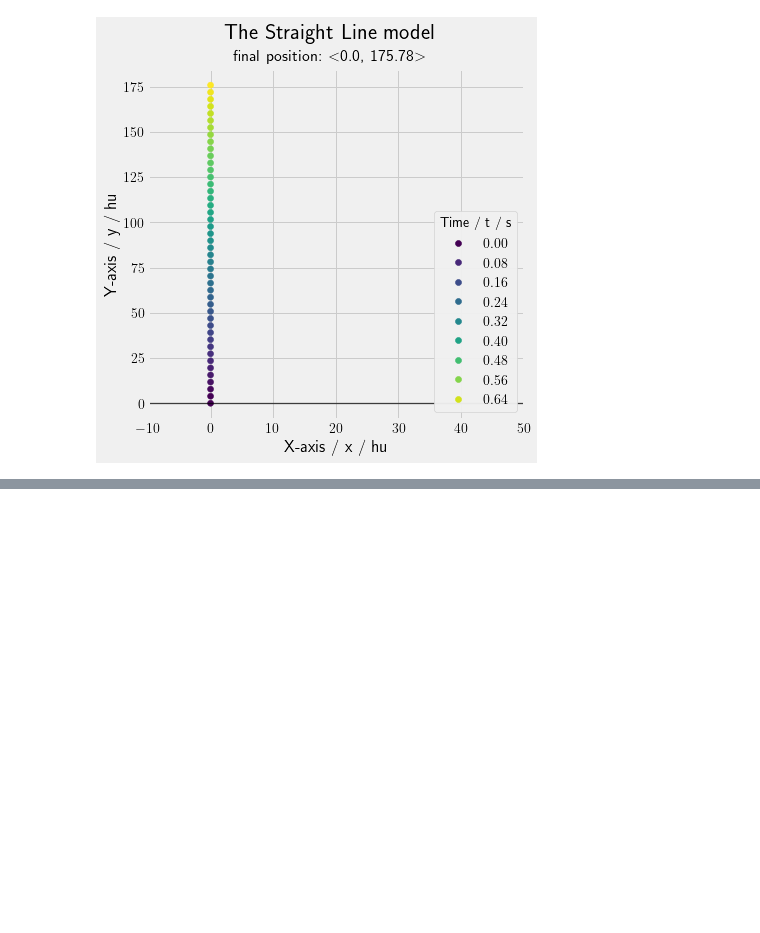
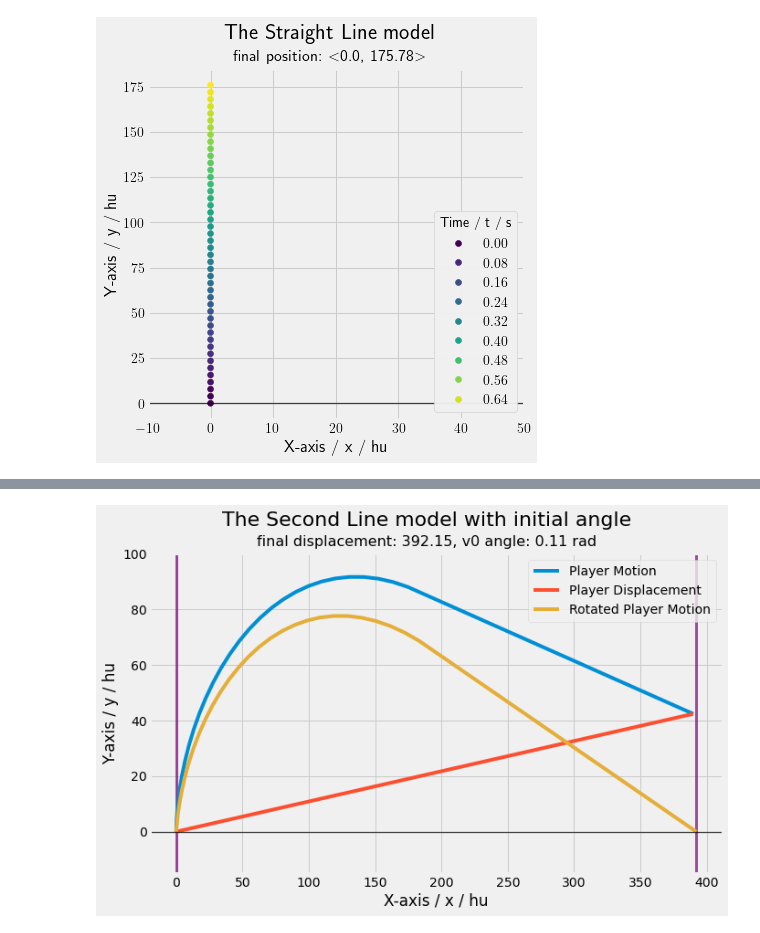
Before and after one commit to Troppydash/IAProjects, a Jupyter notebook: EE/jump/sims/graphing.ipynb, the cells around one changed output, grey strips where cells are left out. Drawn from its saved outputs; the diff is of its cells as text; code cells hidden in the pictures; blank space fills up the shorter version.

Commit message:
Finished 2nd model EE

```diff
--- a/EE/jump/sims/graphing.ipynb
+++ b/EE/jump/sims/graphing.ipynb
@@ -790,0 +789,89 @@ step_by_step_2k()
+# %%
+
+# find best one for ledge
+
+def best_k(psis = None):
+    if psis is None:
+        psis = np.arange(-0.5 * math.pi, 0.5 * math.pi, 0.05)
+
+    distances = []
+    for index, psi in enumerate(psis):
+        pos, data = simulate_discrete_euler_step(step_step_w_psi(psi), 1/64)
+        distance = vec_mag(pos)
+        distances.append((distance, psi))
+
+
+    dist, psi = max(distances, key=lambda v: v[0])
+    return psi
+
+def better_k(psis = None):
+    if psis is None:
+        psis = np.arange(-0.5 * math.pi, 0.5 * math.pi, 0.05)
+
+    distances = []
+    for index, psi in enumerate(psis):
+        pos, data = simulate_discrete_euler_step(step_step_w_psi(psi), 1/64)
+        distance = vec_mag(pos)
+        if pos[0] < 0:
+            continue
+        distances.append((distance, psi))
+
+
+    dist, psi = max(distances, key=lambda v: v[0])
+    return psi
+
+@auto_save()
+def step_by_step_edge():
+    plt.rcParams['text.usetex'] = False
+
+    best = best_k()
+    # useful = better_k()
+
+    pos, data = simulate_discrete_euler_step(step_step_w_psi(best), 1 / 64)
+    mag = vec_mag(pos)
+
+    angle = math.atan(pos[1]/pos[0])
+    # TODO: draw another line and rotate
+
+    fig = plt.figure(figsize=(10, 6))
+    ax = plt.gca()
+
+    rotated_data = [vec_rotate([d[1], d[2]], -angle) for d in data]
+
+    xs = [d[1] for d in data]
+    ys = [d[2] for d in data]
+
+    ax.set_ylim(-15, 100)
+
+    ax.axvline(x=0, color='purple', linewidth=3, alpha=0.7)
+    ax.axvline(x=mag, color='purple', linewidth=3, alpha=0.7)
+    ax.plot(xs, ys, label="Player Motion")
+
+    rxs = [d[0] for d in rotated_data]
+    rys = [d[1] for d in rotated_data]
+
+    ax.plot([0, pos[0]], [0, pos[1]], label="Player Displacement")
+    ax.plot(rxs, rys, label="Rotated Player Motion")
+
+
+    ax.legend()
+
+    ax.axhline(y=0, color='black', linewidth=1.3, alpha=0.7)
+
+    ax.legend(loc="upper right")
+
+
+    # add titles
+    figtext(0.5, 0.95, 'The Second Line model with initial angle', fontsize=22,
+            ha='center')
+    figtext(0.5, 0.9, f'final displacement: {round(mag, 2)}, v0 angle: {round(angle,2)} rad', fontsize=16,
+            ha='center')
+    # ax.set_title("The Straight Line model")
+    ax.set_xlabel("X-axis / x / hu")
+    ax.set_ylabel("Y-axis / y / hu")
+
+    return fig
+
+step_by_step_edge()
+# %% [output]
+[figure, added]
```
Also changed, not shown: parts of 4 cells of this notebook, 2 other files.
